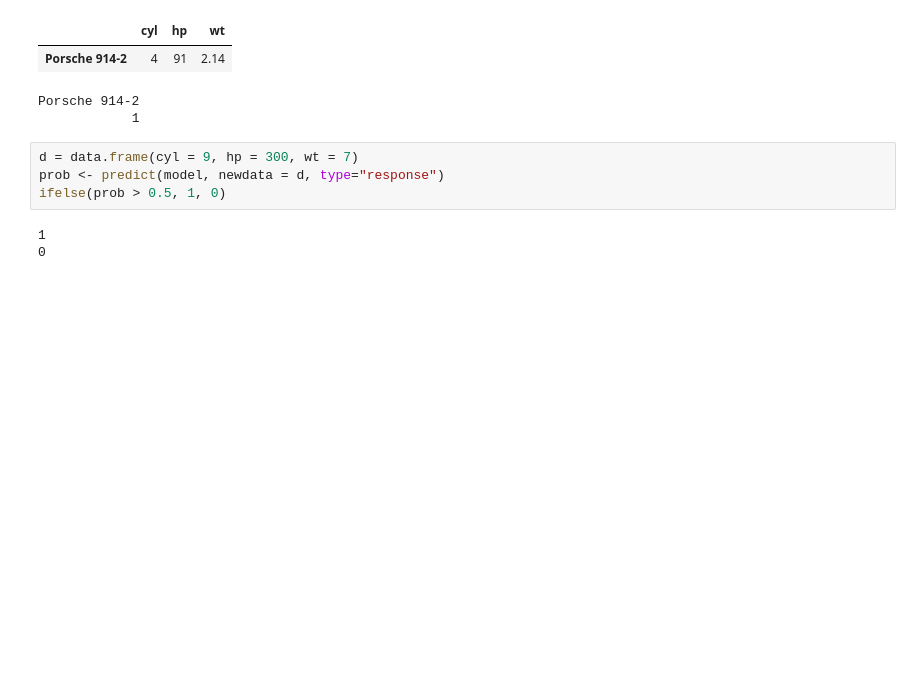
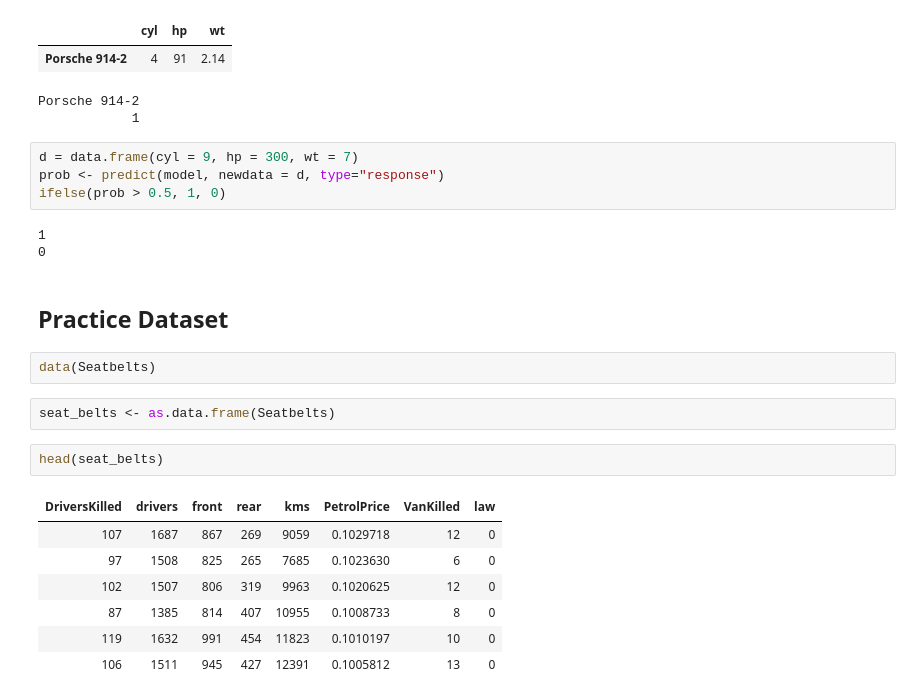
Before and after one commit to hannansatopay/DSML-R, a Jupyter notebook: Notebook/Regression II.ipynb, the cells around one changed output. Cells and saved outputs as stored; diff of their text form; blank space fills up the shorter version.

```diff
--- a/Notebook/Regression II.ipynb
+++ b/Notebook/Regression II.ipynb
@@ -309,3 +309,19 @@ ifelse(prob > 0.5, 1, 0)
 # %% [output]
 1
 0
+# %% [markdown]
+## Practice Dataset
+# %%
+data(Seatbelts)
+# %%
+seat_belts <- as.data.frame(Seatbelts)
+# %%
+head(seat_belts)
+# %% [output]
+| DriversKilled | drivers | front | rear | kms | PetrolPrice | VanKilled | law |
+| 107 | 1687 | 867 | 269 | 9059 | 0.1029718 | 12 | 0 |
+| 97 | 1508 | 825 | 265 | 7685 | 0.1023630 | 6 | 0 |
+| 102 | 1507 | 806 | 319 | 9963 | 0.1020625 | 12 | 0 |
+| 87 | 1385 | 814 | 407 | 10955 | 0.1008733 | 8 | 0 |
+| 119 | 1632 | 991 | 454 | 11823 | 0.1010197 | 10 | 0 |
+| 106 | 1511 | 945 | 427 | 12391 | 0.1005812 | 13 | 0 |
```
